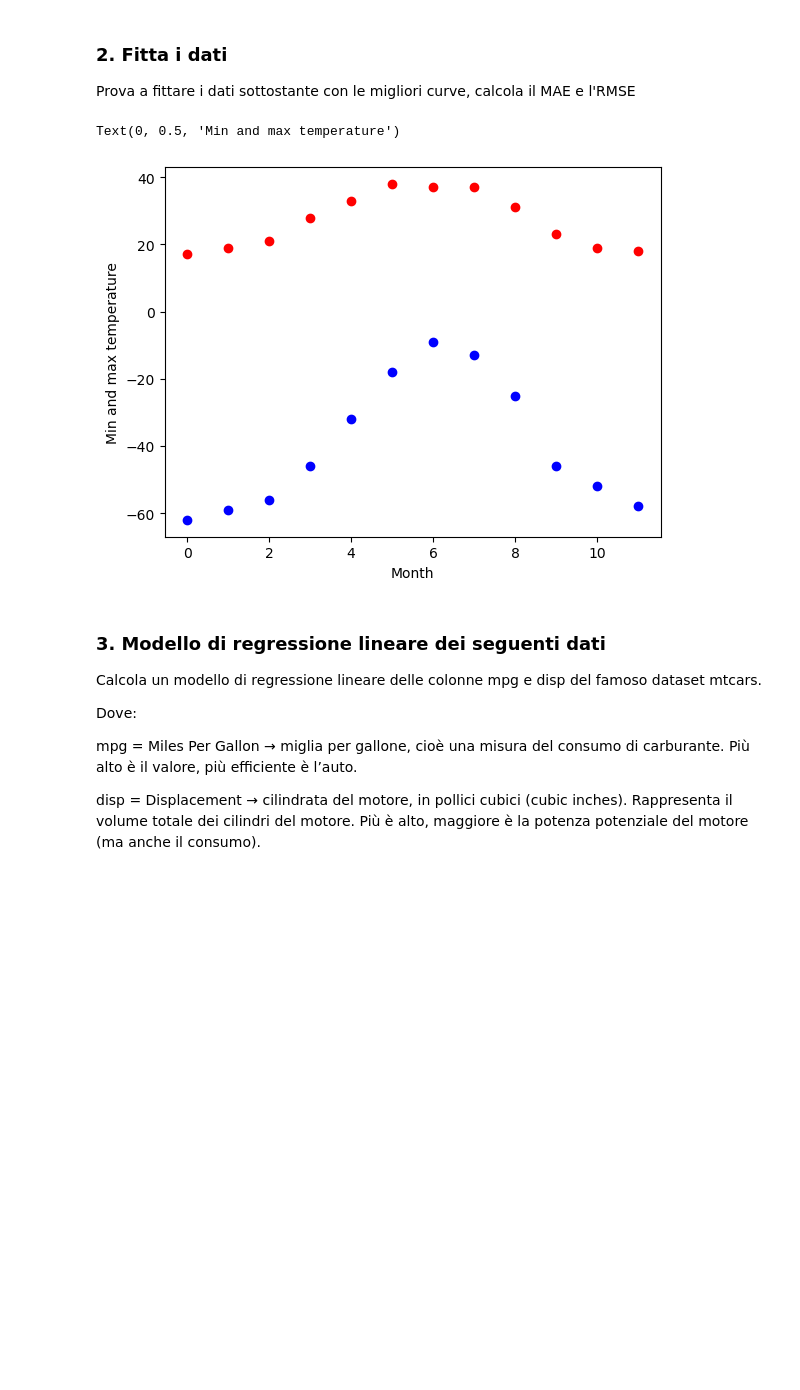
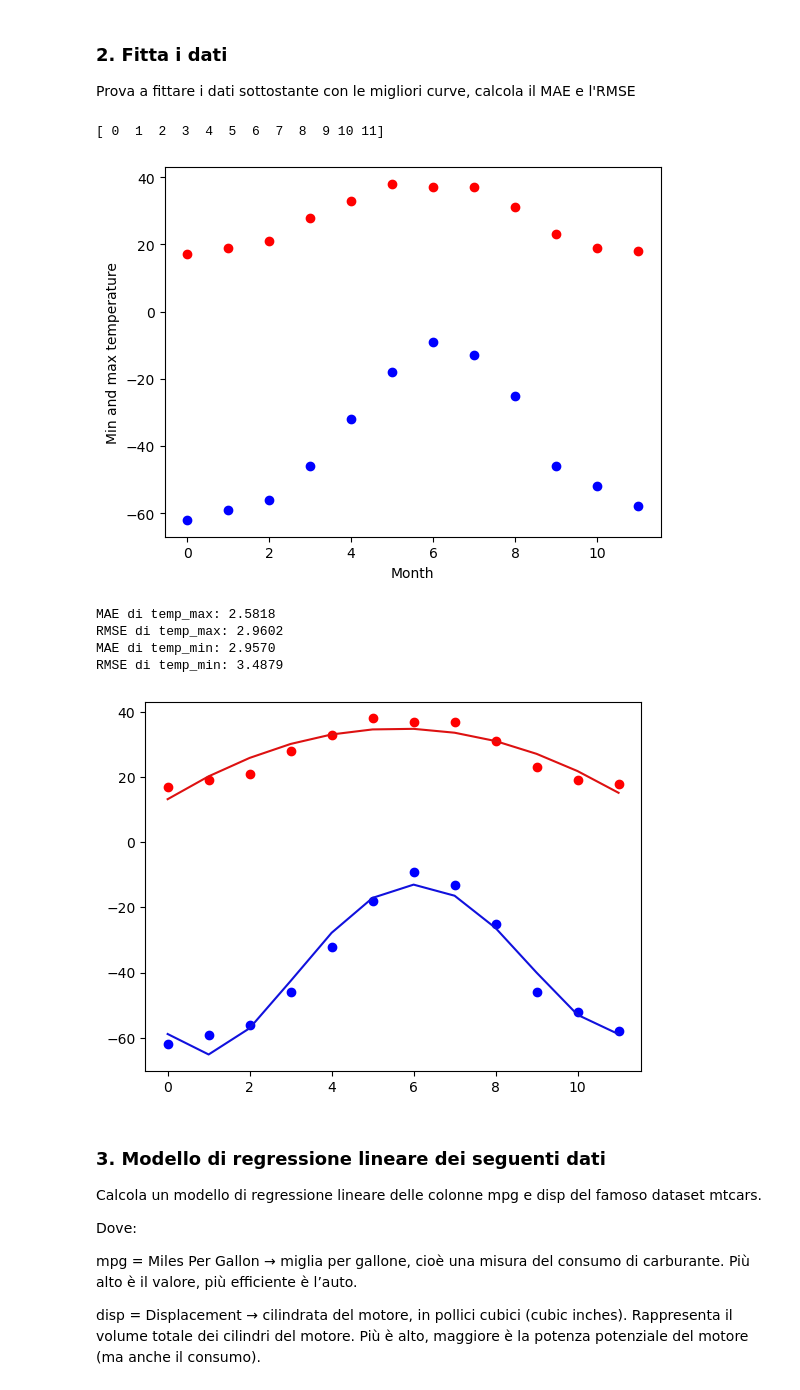
Before and after one commit to FlakpanzerVCoelian/Programming_LAB_II, a Jupyter notebook: 6_Esercizi_lez_6.ipynb, the cells around one changed output. Drawn from its saved outputs; the diff is of its cells as text; code cells hidden in the pictures; blank space fills up the shorter version.

```diff
--- a/6_Esercizi_lez_6.ipynb
+++ b/6_Esercizi_lez_6.ipynb
@@ -38,14 +55,43 @@ import numpy as np
 temp_max = np.array([17, 19, 21, 28, 33, 38, 37, 37, 31, 23, 19, 18])
 temp_min = np.array([-62, -59, -56, -46, -32, -18, -9, -13, -25, -46, -52, -58])
 import matplotlib.pyplot as plt
-months = np.arange(12)
-plt.plot(months, temp_max, "ro")
-plt.plot(months, temp_min, "bo")
+mesi = np.arange(12)
+plt.plot(mesi, temp_max, "ro")
+plt.plot(mesi, temp_min, "bo")
 plt.xlabel("Month")
 plt.ylabel("Min and max temperature")
+print(mesi)
 # %% [output]
-Text(0, 0.5, 'Min and max temperature')
+[ 0  1  2  3  4  5  6  7  8  9 10 11]
 [figure]
+# %%
+def mae(a, x, powerr):
+    som = 0
+    for i in range(len(a)):
+        som = (abs(a[i] - x[i])**powerr) + som
+    maee = (som * (1/len(a)))**(1/powerr)
+    return maee
+
+a, b, c = np.polyfit(mesi, temp_max, 2)
+h, g, d, e, f = np.polyfit(mesi, temp_min, 4) #con grado 2 ne` con grado 3 non era chissache`
+polyfmax = a * mesi**2 + b * mesi + c
+polyfmin = h * mesi**4 + g * mesi**3+ d * mesi**2 + e * mesi + f
+
+plt.scatter(mesi, temp_max, color = "#FF0000")
+plt.scatter(mesi, temp_min, color = "#0000FF")
+plt.plot(polyfmax, color = "#DD1111")
+plt.plot(polyfmin, color = "#1111DD")
+
+print("MAE di temp_max: %.4f" % mae(temp_max, polyfmax, 1))
+print("RMSE di temp_max: %.4f" % mae(temp_max, polyfmax, 2))
+print("MAE di temp_min: %.4f" % mae(temp_min, polyfmin, 1))
+print("RMSE di temp_min: %.4f" % mae(temp_min, polyfmin, 2))
+# %% [output]
+MAE di temp_max: 2.5818
+RMSE di temp_max: 2.9602
+MAE di temp_min: 2.9570
+RMSE di temp_min: 3.4879
+[figure, added]
 # %% [markdown]
 ### **3. Modello di regressione lineare dei seguenti dati**
 
```
Also changed, not shown: parts of 4 cells of this notebook.
